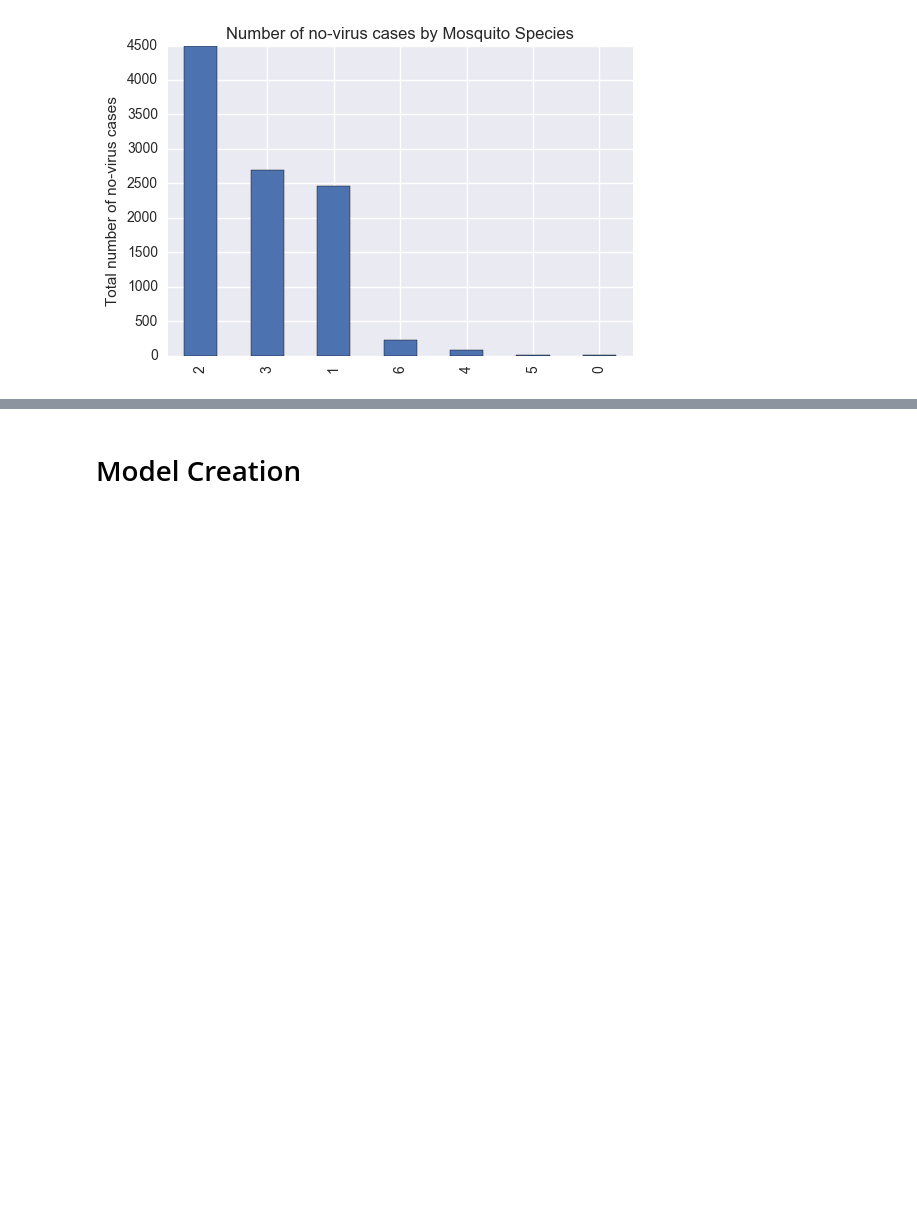
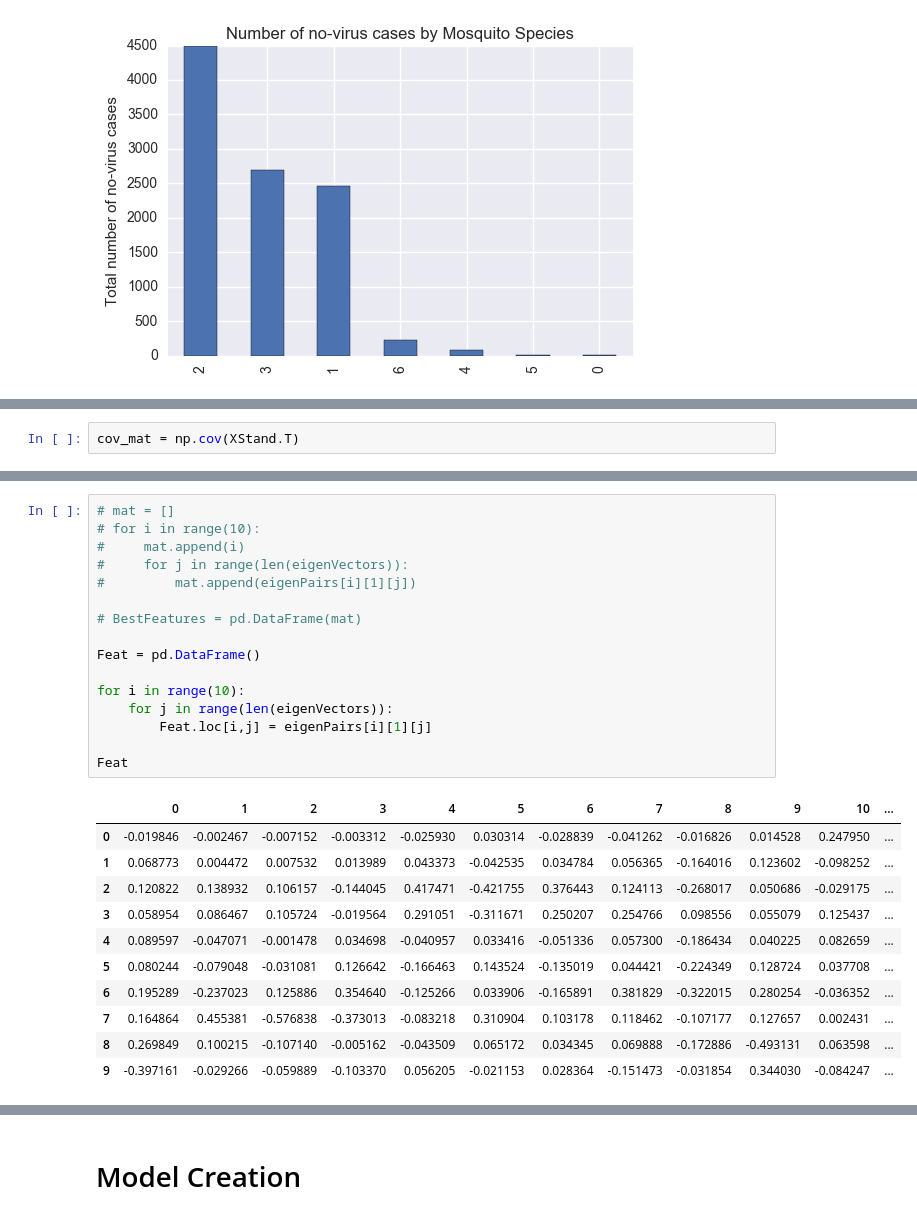
Before and after one commit to micahhp/WestNile, a Jupyter notebook: workbooks/west_nile_rn-v.1.3.ipynb, the cells around one changed output, grey strips where cells are left out. Saved outputs shown, nothing was run; the diff lists cells and outputs as text; blank space fills up the shorter version.

```diff
--- a/workbooks/west_nile_rn-v.1.3.ipynb
+++ b/workbooks/west_nile_rn-v.1.3.ipynb
@@ -311,0 +319,2 @@ plt.show()
+# %%
+cov_mat = np.cov(XStand.T)
@@ -311,0 +365,28 @@ plt.show()
+# %%
+# mat = []
+# for i in range(10):
+#     mat.append(i)
+#     for j in range(len(eigenVectors)):
+#         mat.append(eigenPairs[i][1][j])
+
+# BestFeatures = pd.DataFrame(mat)
+
+Feat = pd.DataFrame()
+
+for i in range(10):
+    for j in range(len(eigenVectors)):
+        Feat.loc[i,j] = eigenPairs[i][1][j]
+
+Feat
+# %% [output]
+|  | 0 | 1 | 2 | 3 | 4 | 5 | 6 | 7 | 8 | 9 | 10 | ... |
+| 0 | -0.019846 | -0.002467 | -0.007152 | -0.003312 | -0.025930 | 0.030314 | -0.028839 | -0.041262 | -0.016826 | 0.014528 | 0.247950 | ... |
+| 1 | 0.068773 | 0.004472 | 0.007532 | 0.013989 | 0.043373 | -0.042535 | 0.034784 | 0.056365 | -0.164016 | 0.123602 | -0.098252 | ... |
+| 2 | 0.120822 | 0.138932 | 0.106157 | -0.144045 | 0.417471 | -0.421755 | 0.376443 | 0.124113 | -0.268017 | 0.050686 | -0.029175 | ... |
+| 3 | 0.058954 | 0.086467 | 0.105724 | -0.019564 | 0.291051 | -0.311671 | 0.250207 | 0.254766 | 0.098556 | 0.055079 | 0.125437 | ... |
+| 4 | 0.089597 | -0.047071 | -0.001478 | 0.034698 | -0.040957 | 0.033416 | -0.051336 | 0.057300 | -0.186434 | 0.040225 | 0.082659 | ... |
+| 5 | 0.080244 | -0.079048 | -0.031081 | 0.126642 | -0.166463 | 0.143524 | -0.135019 | 0.044421 | -0.224349 | 0.128724 | 0.037708 | ... |
+| 6 | 0.195289 | -0.237023 | 0.125886 | 0.354640 | -0.125266 | 0.033906 | -0.165891 | 0.381829 | -0.322015 | 0.280254 | -0.036352 | ... |
+| 7 | 0.164864 | 0.455381 | -0.576838 | -0.373013 | -0.083218 | 0.310904 | 0.103178 | 0.118462 | -0.107177 | 0.127657 | 0.002431 | ... |
+| 8 | 0.269849 | 0.100215 | -0.107140 | -0.005162 | -0.043509 | 0.065172 | 0.034345 | 0.069888 | -0.172886 | -0.493131 | 0.063598 | ... |
+| 9 | -0.397161 | -0.029266 | -0.059889 | -0.103370 | 0.056205 | -0.021153 | 0.028364 | -0.151473 | -0.031854 | 0.344030 | -0.084247 | ... |
```
Also changed, not shown: parts of 23 cells of this notebook.
